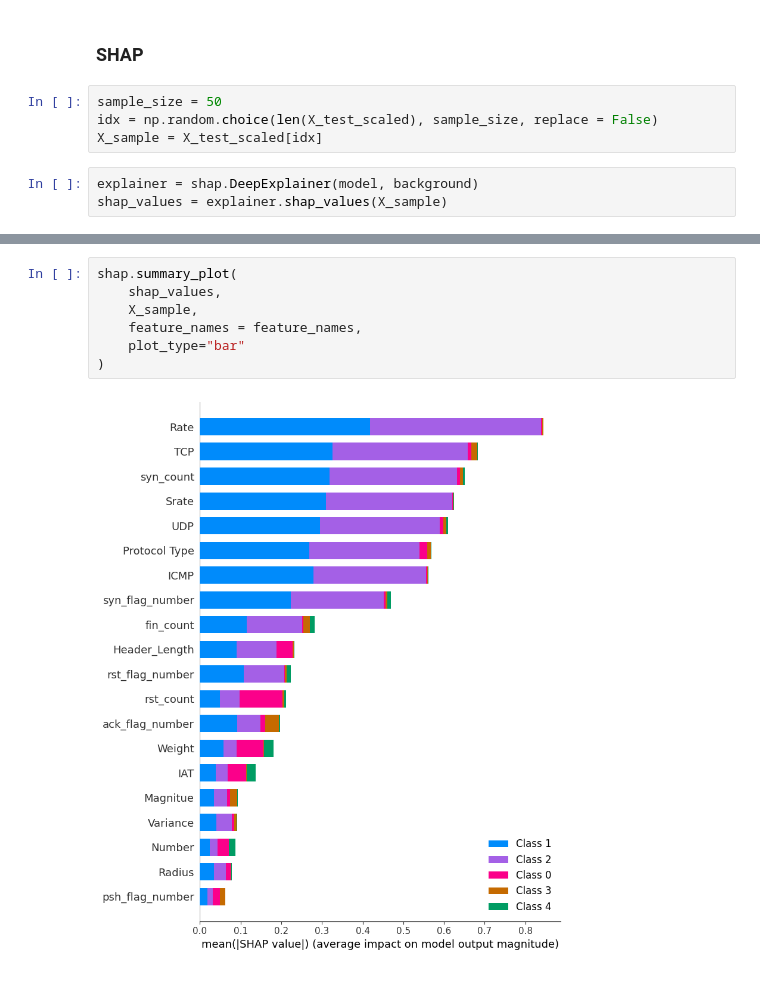
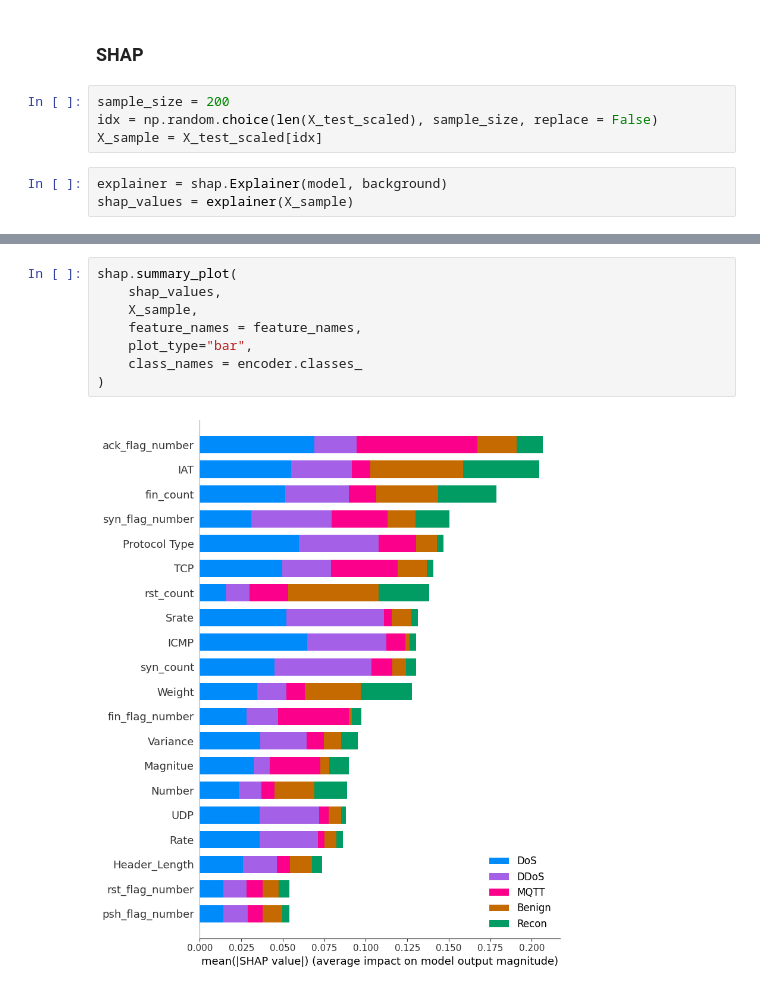
Before and after one commit to sssspppuud/Network-Intrusion-Detection-System-with-Explainable-Deep-Learning, a Jupyter notebook: Code/notebooks/04_explainability.ipynb, the cells around one changed output, grey strips where cells are left out. Cells and saved outputs as stored; diff of their text form.

Commit message:
Model refining

```diff
--- a/Code/notebooks/04_explainability.ipynb
+++ b/Code/notebooks/04_explainability.ipynb
@@ -29,9 +29,9 @@ background = np.load(os.path.join(ARTIFACT_DIR,"shap_background.npy"))
 # %% [markdown]
 ### SHAP
 # %%
-sample_size = 50
+sample_size = 200
 idx = np.random.choice(len(X_test_scaled), sample_size, replace = False)
 X_sample = X_test_scaled[idx]
 # %%
-explainer = shap.DeepExplainer(model, background)
-shap_values = explainer.shap_values(X_sample)
+explainer = shap.Explainer(model, background)
+shap_values = explainer(X_sample)
@@ -56,9 +46,10 @@ Number of labels: 5
 # %%
 shap.summary_plot(
     shap_values,
     X_sample,
     feature_names = feature_names,
-    plot_type="bar"
+    plot_type="bar",
+    class_names = encoder.classes_
 )
 # %% [output]
-[figure, old version]
+[figure, new version]
```
Also changed, not shown: parts of 12 cells of this notebook, 3 other files.
